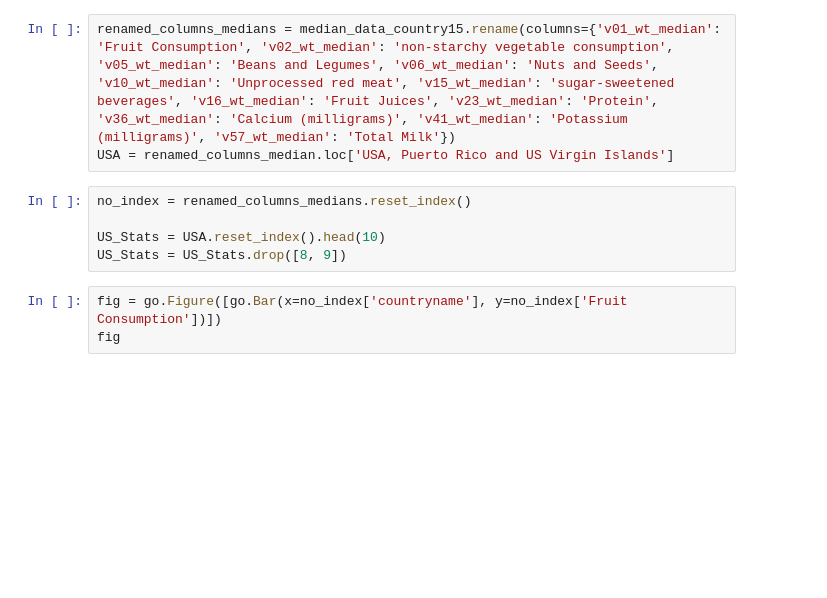
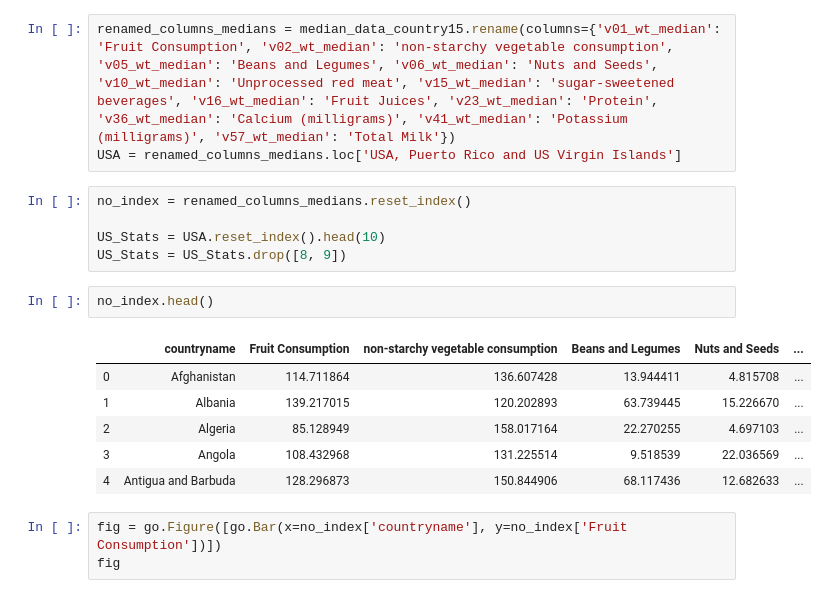
Before and after one commit to cbradmiller/Project-2, a Jupyter notebook: country data/diet_data_processing.ipynb, the cells around one changed output. Cells and saved outputs as stored; diff of their text form; blank space fills up the shorter version.

```diff
--- a/country data/diet_data_processing.ipynb
+++ b/country data/diet_data_processing.ipynb
@@ -46,12 +41,21 @@ median_data_country15
 185 rows × 11 columns
 # %%
 renamed_columns_medians = median_data_country15.rename(columns={'v01_wt_median': 'Fruit Consumption', 'v02_wt_median': 'non-starchy vegetable consumption', 'v05_wt_median': 'Beans and Legumes', 'v06_wt_median': 'Nuts and Seeds', 'v10_wt_median': 'Unprocessed red meat', 'v15_wt_median': 'sugar-sweetened beverages', 'v16_wt_median': 'Fruit Juices', 'v23_wt_median': 'Protein', 'v36_wt_median': 'Calcium (milligrams)', 'v41_wt_median': 'Potassium (milligrams)', 'v57_wt_median': 'Total Milk'})
-USA = renamed_columns_median.loc['USA, Puerto Rico and US Virgin Islands']
+USA = renamed_columns_medians.loc['USA, Puerto Rico and US Virgin Islands']
 # %%
 no_index = renamed_columns_medians.reset_index()
 
 US_Stats = USA.reset_index().head(10)
 US_Stats = US_Stats.drop([8, 9])
+# %%
+no_index.head()
+# %% [output]
+|  | countryname | Fruit Consumption | non-starchy vegetable consumption | Beans and Legumes | Nuts and Seeds | ... |
+| 0 | Afghanistan | 114.711864 | 136.607428 | 13.944411 | 4.815708 | ... |
+| 1 | Albania | 139.217015 | 120.202893 | 63.739445 | 15.226670 | ... |
+| 2 | Algeria | 85.128949 | 158.017164 | 22.270255 | 4.697103 | ... |
+| 3 | Angola | 108.432968 | 131.225514 | 9.518539 | 22.036569 | ... |
+| 4 | Antigua and Barbuda | 128.296873 | 150.844906 | 68.117436 | 12.682633 | ... |
 # %%
 fig = go.Figure([go.Bar(x=no_index['countryname'], y=no_index['Fruit Consumption'])])
 fig
```
Also changed, not shown: parts of 3 cells of this notebook, 5 other files.
